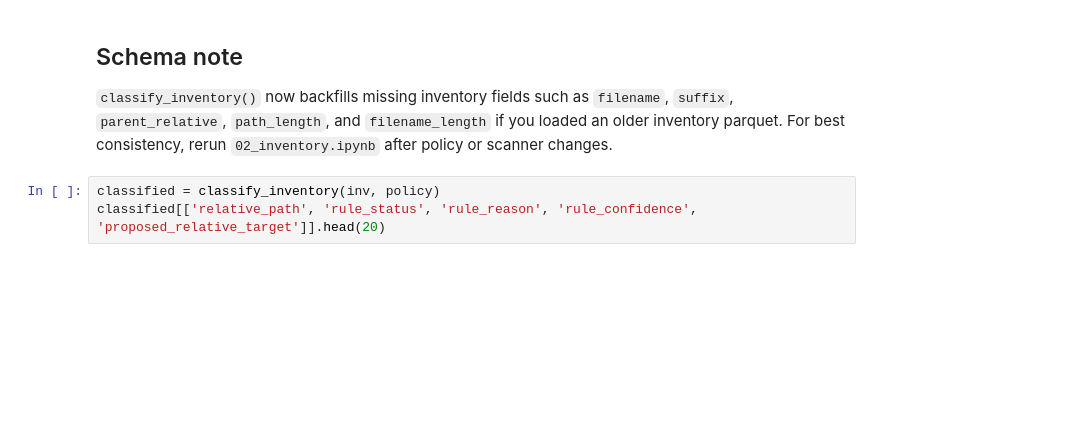
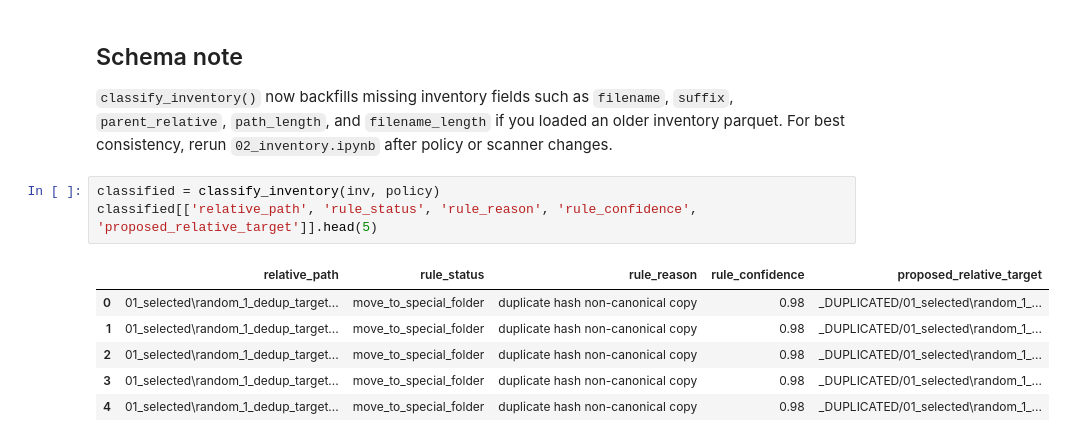
Before and after one commit to steliosvliaros/SCH-FILE-ORGANIZER, a Jupyter notebook: notebooks/03_rule_classification.ipynb, the cells around one changed output. Drawn from its saved outputs; the diff is of its cells as text; blank space fills up the shorter version.

```diff
--- a/notebooks/03_rule_classification.ipynb
+++ b/notebooks/03_rule_classification.ipynb
@@ -38,7 +47,14 @@ print('Columns:', list(inv.columns))
 `classify_inventory()` now backfills missing inventory fields such as `filename`, `suffix`, `parent_relative`, `path_length`, and `filename_length` if you loaded an older inventory parquet. For best consistency, rerun `02_inventory.ipynb` after policy or scanner changes.
 # %%
 classified = classify_inventory(inv, policy)
-classified[['relative_path', 'rule_status', 'rule_reason', 'rule_confidence', 'proposed_relative_target']].head(20)
+classified[['relative_path', 'rule_status', 'rule_reason', 'rule_confidence', 'proposed_relative_target']].head(5)
+# %% [output]
+|  | relative_path | rule_status | rule_reason | rule_confidence | proposed_relative_target |
+| 0 | 01_selected\random_1_dedup_target... | move_to_special_folder | duplicate hash non-canonical copy | 0.98 | _DUPLICATED/01_selected\random_1_... |
+| 1 | 01_selected\random_1_dedup_target... | move_to_special_folder | duplicate hash non-canonical copy | 0.98 | _DUPLICATED/01_selected\random_1_... |
+| 2 | 01_selected\random_1_dedup_target... | move_to_special_folder | duplicate hash non-canonical copy | 0.98 | _DUPLICATED/01_selected\random_1_... |
+| 3 | 01_selected\random_1_dedup_target... | move_to_special_folder | duplicate hash non-canonical copy | 0.98 | _DUPLICATED/01_selected\random_1_... |
+| 4 | 01_selected\random_1_dedup_target... | move_to_special_folder | duplicate hash non-canonical copy | 0.98 | _DUPLICATED/01_selected\random_1_... |
 # %%
 stamp = datetime.now().strftime('%Y%m%d_%H%M%S')
 output_base = OUTPUT_DIR / f'rule_classification_{stamp}'
```
Also changed, not shown: parts of 9 cells of this notebook, 6 other files.
